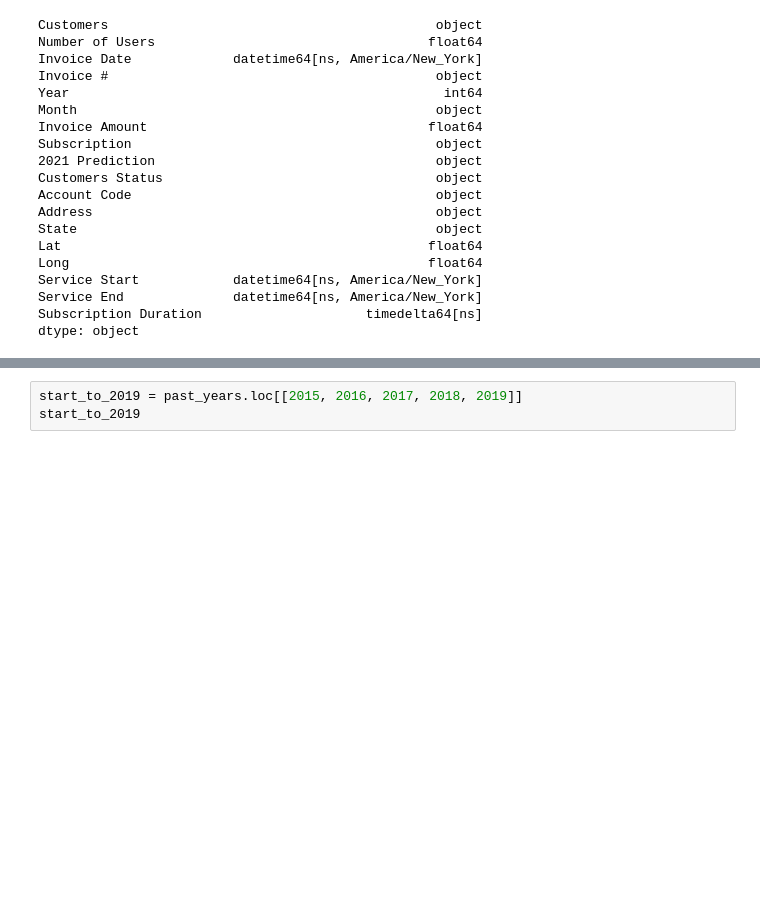
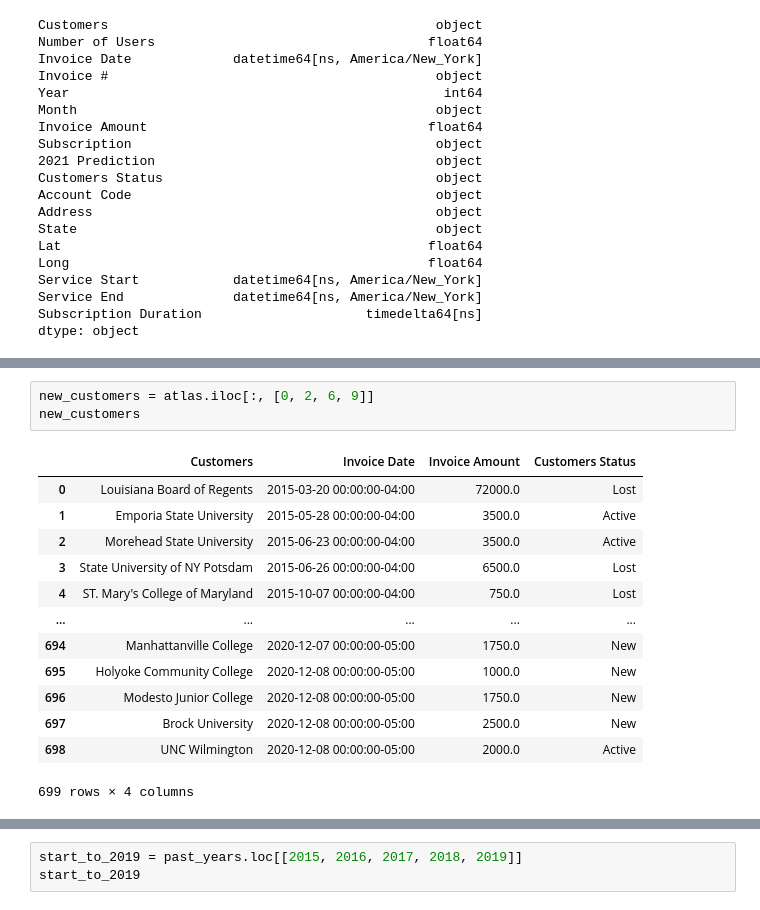
Before and after one commit to dd2-GWFinTech-Projects/Project1_ProductMarketingAnalysis, a Jupyter notebook: 02_Processing/07_Plots.ipynb, the cells around one changed output, grey strips where cells are left out. Drawn from its saved outputs; the diff is of its cells as text; blank space fills up the shorter version.

```diff
--- a/02_Processing/07_Plots.ipynb
+++ b/02_Processing/07_Plots.ipynb
@@ -181,0 +195,17 @@ past_years
+# %%
+new_customers = atlas.iloc[:, [0, 2, 6, 9]]
+new_customers
+# %% [output]
+|  | Customers | Invoice Date | Invoice Amount | Customers Status |
+| 0 | Louisiana Board of Regents | 2015-03-20 00:00:00-04:00 | 72000.0 | Lost |
+| 1 | Emporia State University | 2015-05-28 00:00:00-04:00 | 3500.0 | Active |
+| 2 | Morehead State University | 2015-06-23 00:00:00-04:00 | 3500.0 | Active |
+| 3 | State University of NY Potsdam | 2015-06-26 00:00:00-04:00 | 6500.0 | Lost |
+| 4 | ST. Mary's College of Maryland | 2015-10-07 00:00:00-04:00 | 750.0 | Lost |
+| ... | ... | ... | ... | ... |
+| 694 | Manhattanville College | 2020-12-07 00:00:00-05:00 | 1750.0 | New |
+| 695 | Holyoke Community College | 2020-12-08 00:00:00-05:00 | 1000.0 | New |
+| 696 | Modesto Junior College | 2020-12-08 00:00:00-05:00 | 1750.0 | New |
+| 697 | Brock University | 2020-12-08 00:00:00-05:00 | 2500.0 | New |
+| 698 | UNC Wilmington | 2020-12-08 00:00:00-05:00 | 2000.0 | Active |
+699 rows × 4 columns
```
Also changed, not shown: parts of 29 cells of this notebook, 8 other files.
